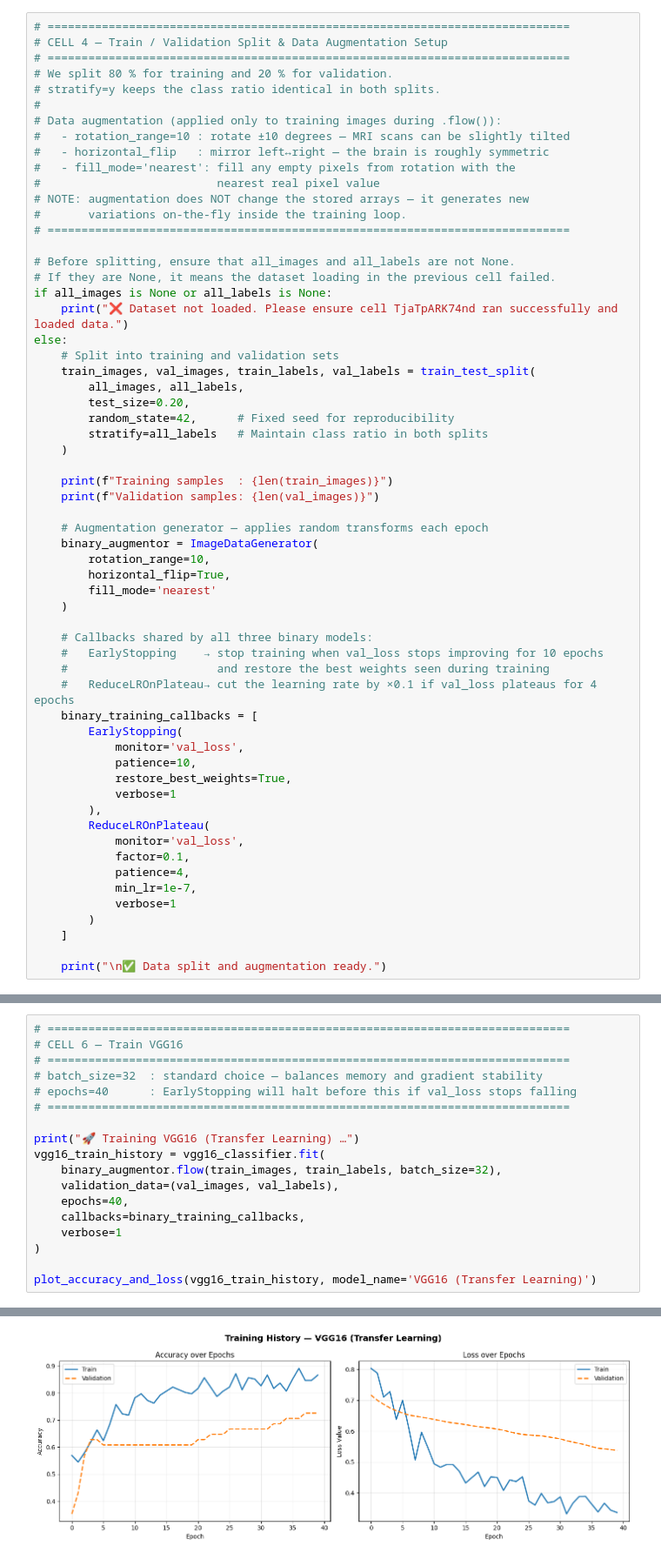
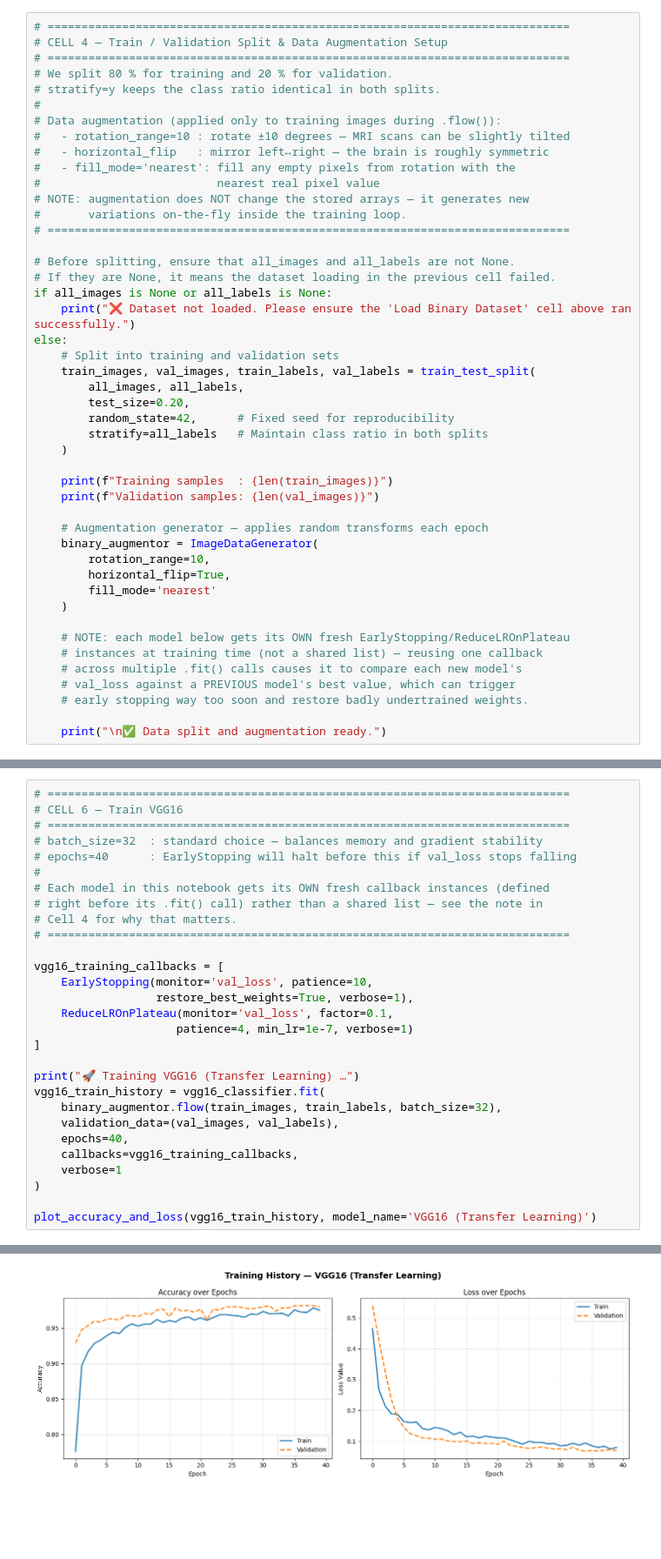
Before and after one commit to Mvdu12/brain_tumor_detection, a Jupyter notebook: brain_tumor_detection.ipynb, the cells around one changed output, grey strips where cells are left out. Shown at 87% size. Drawn from its saved outputs; the diff is of its cells as text; blank space fills up the shorter version.

```diff
--- a/brain_tumor_detection.ipynb
+++ b/brain_tumor_detection.ipynb
@@ -405,7 +412,7 @@ if all_images is not None:
 # Before splitting, ensure that all_images and all_labels are not None.
 # If they are None, it means the dataset loading in the previous cell failed.
 if all_images is None or all_labels is None:
-    print("❌ Dataset not loaded. Please ensure cell TjaTpARK74nd ran successfully and loaded data.")
+    print("❌ Dataset not loaded. Please ensure the 'Load Binary Dataset' cell above ran successfully.")
 else:
     # Split into training and validation sets
     train_images, val_images, train_labels, val_labels = train_test_split(
@@ -425,25 +432,11 @@ else:
         fill_mode='nearest'
     )
 
-    # Callbacks shared by all three binary models:
-    #   EarlyStopping    → stop training when val_loss stops improving for 10 epochs
-    #                      and restore the best weights seen during training
-    #   ReduceLROnPlateau→ cut the learning rate by ×0.1 if val_loss plateaus for 4 epochs
-    binary_training_callbacks = [
-        EarlyStopping(
-            monitor='val_loss',
-            patience=10,
-            restore_best_weights=True,
-            verbose=1
-        ),
-        ReduceLROnPlateau(
-            monitor='val_loss',
-            factor=0.1,
-            patience=4,
-            min_lr=1e-7,
-            verbose=1
-        )
-    ]
+    # NOTE: each model below gets its OWN fresh EarlyStopping/ReduceLROnPlateau
+    # instances at training time (not a shared list) — reusing one callback
+    # across multiple .fit() calls causes it to compare each new model's
+    # val_loss against a PREVIOUS model's best value, which can trigger
+    # early stopping way too soon and restore badly undertrained weights.
 
     print("\n✅ Data split and augmentation ready.")
 # %% [output]
@@ -520,14 +518,25 @@ Model: "VGG16_BrainTumor"
 # =============================================================================
 # batch_size=32  : standard choice — balances memory and gradient stability
 # epochs=40      : EarlyStopping will halt before this if val_loss stops falling
+#
+# Each model in this notebook gets its OWN fresh callback instances (defined
+# right before its .fit() call) rather than a shared list — see the note in
+# Cell 4 for why that matters.
 # =============================================================================
+
+vgg16_training_callbacks = [
+    EarlyStopping(monitor='val_loss', patience=10,
+                  restore_best_weights=True, verbose=1),
+    ReduceLROnPlateau(monitor='val_loss', factor=0.1,
+                     patience=4, min_lr=1e-7, verbose=1)
+]
 
 print("🚀 Training VGG16 (Transfer Learning) …")
 vgg16_train_history = vgg16_classifier.fit(
     binary_augmentor.flow(train_images, train_labels, batch_size=32),
     validation_data=(val_images, val_labels),
     epochs=40,
-    callbacks=binary_training_callbacks,
+    callbacks=vgg16_training_callbacks,
     verbose=1
 )
 
@@ -553,4 +566,4 @@ Restoring model weights from the end of the best epoch: 40.
-[figure, old version]
+[figure, new version]
 # %%
 # =============================================================================
 # CELL 7 — Model B: Custom CNN (trained from scratch)
```
Also changed, not shown: parts of 34 cells of this notebook.
